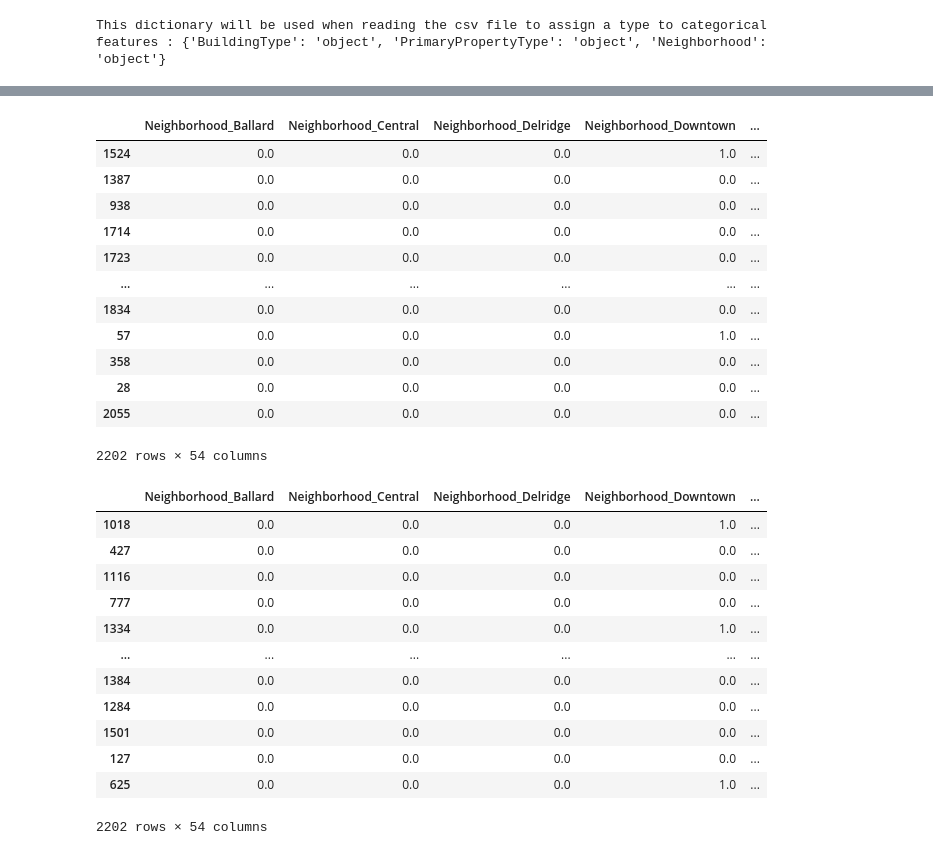
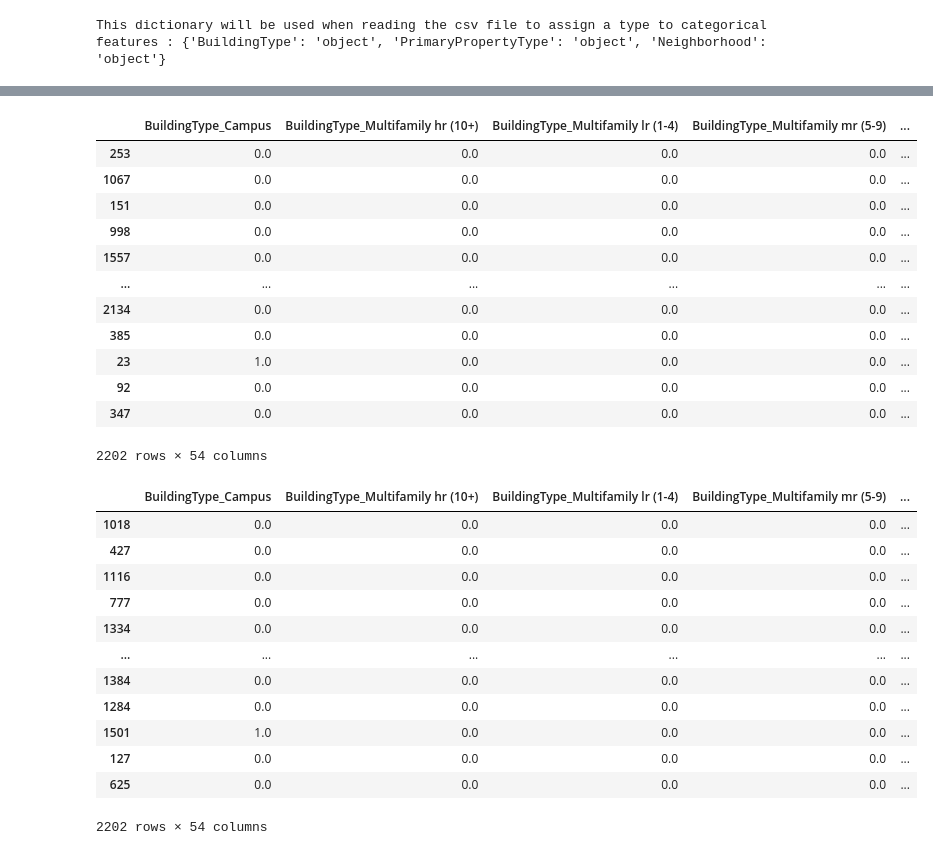
Before and after one commit to oumeima-elgharbi/P4_Data_Science_OpenClassrooms, a Jupyter notebook: test.ipynb, the cells around one changed output, grey strips where cells are left out. Saved outputs shown, nothing was run; the diff lists cells and outputs as text; code cells hidden in the pictures.

```diff
--- a/test.ipynb
+++ b/test.ipynb
@@ -63,6 +63,6 @@ df
 # %%
-train_ena = pd.read_csv(r"C:\Users\oumei\Documents\OC_projets\P4\P4_Data_Science_OpenClassrooms\other_documents\Example\output\ena\train_energy.csv", sep=",")
-test_ena = pd.read_csv(r"C:\Users\oumei\Documents\OC_projets\P4\P4_Data_Science_OpenClassrooms\other_documents\Example\output\ena\test_energy.csv", sep=",")
+train_try = pd.read_csv(r'C:\Users\oumei\Documents\OC_projets\P4\P4_Data_Science_OpenClassrooms\other_documents\Example\output\try\train_energy.csv', sep=",")
+test_try = pd.read_csv(r"C:\Users\oumei\Documents\OC_projets\P4\P4_Data_Science_OpenClassrooms\other_documents\Example\output\try\test_energy.csv", sep=",")
 # %%
 train_pipeline = pd.read_csv(r"C:\Users\oumei\Documents\OC_projets\P4\P4_Data_Science_OpenClassrooms\other_documents\Example\output\pipe\train_energy.csv", sep=",")
 test_pipeline = pd.read_csv(r"C:\Users\oumei\Documents\OC_projets\P4\P4_Data_Science_OpenClassrooms\other_documents\Example\output\pipe\test_energy.csv", sep=",")
@@ -69,35 +85,35 @@ test_pipeline = pd.read_csv(r"C:\Users\oumei\Documents\OC_projets\P4\P4_Data_Sci
 # %%
-cols = train_ena.columns.tolist()
-train_pipeline =  train_pipeline[cols]
+cols = train_pipeline.columns.tolist()
+train_try =  train_try[cols]
 
-train_ena.sort_values(by=["Log-Electricity(kBtu)", "YearBuilt"])
+train_try.sort_values(by=["Log-Electricity(kBtu)"])
 # %% [output]
-|  | Neighborhood_Ballard | Neighborhood_Central | Neighborhood_Delridge | Neighborhood_Downtown | ... |
-| 1524 | 0.0 | 0.0 | 0.0 | 1.0 | ... |
-| 1387 | 0.0 | 0.0 | 0.0 | 0.0 | ... |
-| 938 | 0.0 | 0.0 | 0.0 | 0.0 | ... |
-| 1714 | 0.0 | 0.0 | 0.0 | 0.0 | ... |
-| 1723 | 0.0 | 0.0 | 0.0 | 0.0 | ... |
+|  | BuildingType_Campus | BuildingType_Multifamily hr (10+) | BuildingType_Multifamily lr (1-4) | BuildingType_Multifamily mr (5-9) | ... |
+| 253 | 0.0 | 0.0 | 0.0 | 0.0 | ... |
+| 1067 | 0.0 | 0.0 | 0.0 | 0.0 | ... |
+| 151 | 0.0 | 0.0 | 0.0 | 0.0 | ... |
+| 998 | 0.0 | 0.0 | 0.0 | 0.0 | ... |
+| 1557 | 0.0 | 0.0 | 0.0 | 0.0 | ... |
 | ... | ... | ... | ... | ... | ... |
-| 1834 | 0.0 | 0.0 | 0.0 | 0.0 | ... |
-| 57 | 0.0 | 0.0 | 0.0 | 1.0 | ... |
-| 358 | 0.0 | 0.0 | 0.0 | 0.0 | ... |
-| 28 | 0.0 | 0.0 | 0.0 | 0.0 | ... |
-| 2055 | 0.0 | 0.0 | 0.0 | 0.0 | ... |
+| 2134 | 0.0 | 0.0 | 0.0 | 0.0 | ... |
+| 385 | 0.0 | 0.0 | 0.0 | 0.0 | ... |
+| 23 | 1.0 | 0.0 | 0.0 | 0.0 | ... |
+| 92 | 0.0 | 0.0 | 0.0 | 0.0 | ... |
+| 347 | 0.0 | 0.0 | 0.0 | 0.0 | ... |
 2202 rows × 54 columns
 # %%
-train_pipeline.sort_values(by=["Log-Electricity(kBtu)", "YearBuilt"])
+train_pipeline.sort_values(by=["Log-Electricity(kBtu)"])
 # %% [output]
-|  | Neighborhood_Ballard | Neighborhood_Central | Neighborhood_Delridge | Neighborhood_Downtown | ... |
-| 1018 | 0.0 | 0.0 | 0.0 | 1.0 | ... |
+|  | BuildingType_Campus | BuildingType_Multifamily hr (10+) | BuildingType_Multifamily lr (1-4) | BuildingType_Multifamily mr (5-9) | ... |
+| 1018 | 0.0 | 0.0 | 0.0 | 0.0 | ... |
 | 427 | 0.0 | 0.0 | 0.0 | 0.0 | ... |
 | 1116 | 0.0 | 0.0 | 0.0 | 0.0 | ... |
 | 777 | 0.0 | 0.0 | 0.0 | 0.0 | ... |
-| 1334 | 0.0 | 0.0 | 0.0 | 1.0 | ... |
+| 1334 | 0.0 | 0.0 | 0.0 | 0.0 | ... |
 | ... | ... | ... | ... | ... | ... |
 | 1384 | 0.0 | 0.0 | 0.0 | 0.0 | ... |
 | 1284 | 0.0 | 0.0 | 0.0 | 0.0 | ... |
-| 1501 | 0.0 | 0.0 | 0.0 | 0.0 | ... |
+| 1501 | 1.0 | 0.0 | 0.0 | 0.0 | ... |
 | 127 | 0.0 | 0.0 | 0.0 | 0.0 | ... |
-| 625 | 0.0 | 0.0 | 0.0 | 1.0 | ... |
+| 625 | 0.0 | 0.0 | 0.0 | 0.0 | ... |
 2202 rows × 54 columns
```
Also changed, not shown: parts of 9 cells of this notebook, 4 other files.
